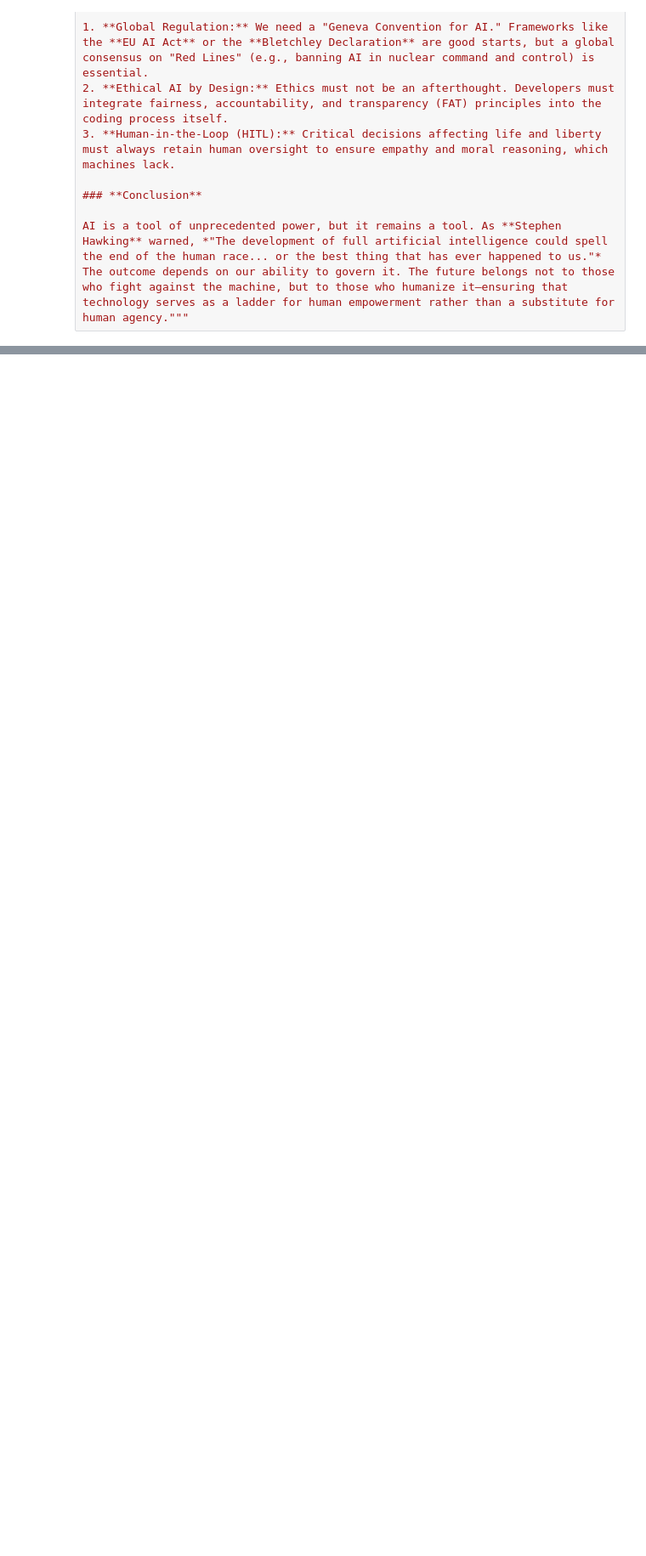
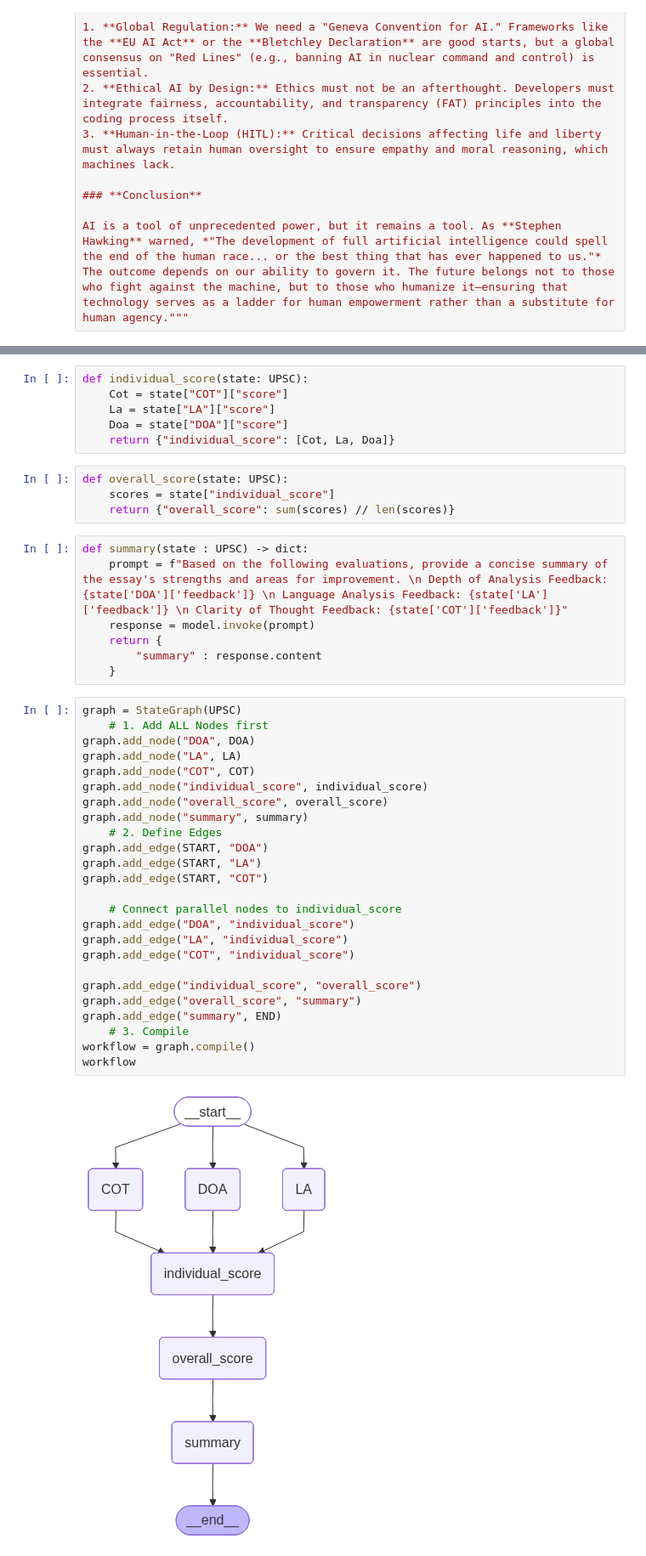
Before and after one commit to mehraj-alom/LangGraph, a Jupyter notebook: Parallel_workflow/02_Upsc_eassy_workflow.ipynb, the cells around one changed output, grey strips where cells are left out. Shown at 85% size. Drawn from its saved outputs; the diff is of its cells as text; blank space fills up the shorter version.

Commit message:
Parallel workflow

```diff
--- a/Parallel_workflow/02_Upsc_eassy_workflow.ipynb
+++ b/Parallel_workflow/02_Upsc_eassy_workflow.ipynb
@@ -105,0 +140,44 @@ Score: 88
+# %%
+def individual_score(state: UPSC):
+    Cot = state["COT"]["score"]
+    La = state["LA"]["score"]
+    Doa = state["DOA"]["score"]
+    return {"individual_score": [Cot, La, Doa]}
+# %%
+def overall_score(state: UPSC):
+    scores = state["individual_score"]
+    return {"overall_score": sum(scores) // len(scores)}
+# %%
+def summary(state : UPSC) -> dict:
+    prompt = f"Based on the following evaluations, provide a concise summary of the essay's strengths and areas for improvement. \n Depth of Analysis Feedback: {state['DOA']['feedback']} \n Language Analysis Feedback: {state['LA']['feedback']} \n Clarity of Thought Feedback: {state['COT']['feedback']}"
+    response = model.invoke(prompt)
+    return {
+        "summary" : response.content
+    }
+# %%
+graph = StateGraph(UPSC)
+    # 1. Add ALL Nodes first
+graph.add_node("DOA", DOA)
+graph.add_node("LA", LA)
+graph.add_node("COT", COT)
+graph.add_node("individual_score", individual_score)
+graph.add_node("overall_score", overall_score)
+graph.add_node("summary", summary)
+    # 2. Define Edges
+graph.add_edge(START, "DOA")
+graph.add_edge(START, "LA")
+graph.add_edge(START, "COT")
+
+    # Connect parallel nodes to individual_score
+graph.add_edge("DOA", "individual_score")
+graph.add_edge("LA", "individual_score")
+graph.add_edge("COT", "individual_score")
+
+graph.add_edge("individual_score", "overall_score")
+graph.add_edge("overall_score", "summary")
+graph.add_edge("summary", END)
+    # 3. Compile
+workflow = graph.compile()
+workflow
+# %% [output]
+[figure, added]
```
Also changed, not shown: parts of 8 cells of this notebook, 2 other files.
